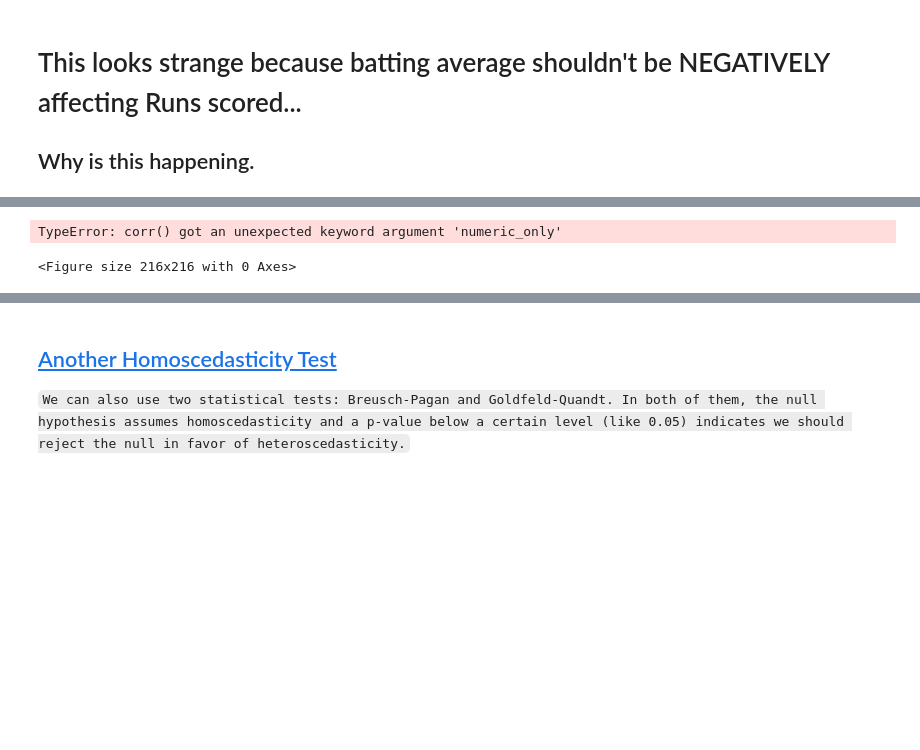
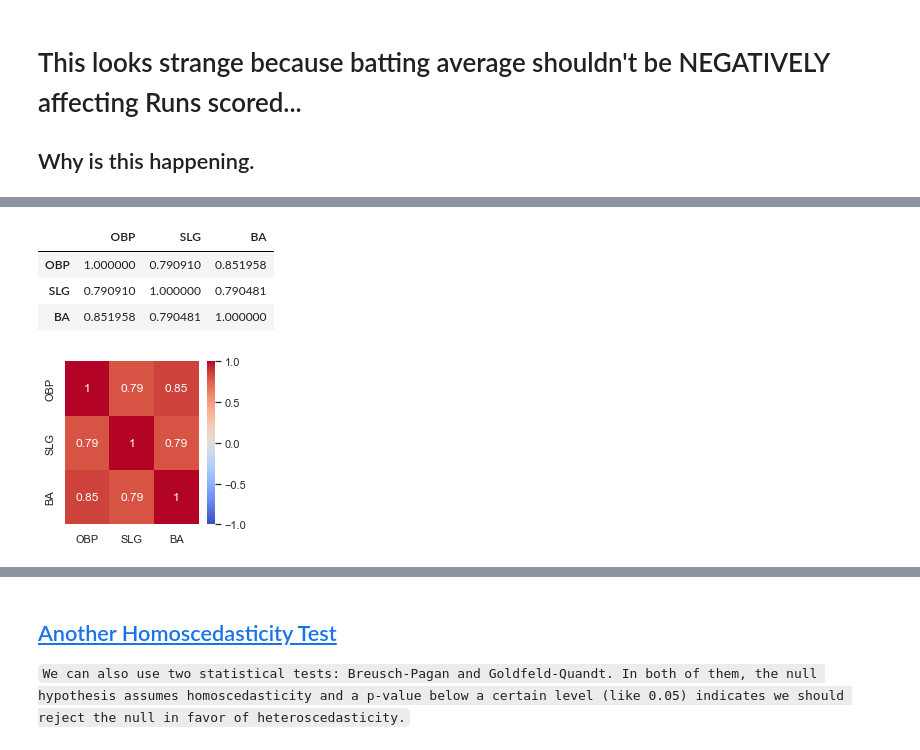
Before and after one commit to CUNYTechPrep/2023-fall-data-science-tuesday, a Jupyter notebook: Week-06-Regression/Lecture-Regression.ipynb, the cells around one changed output, grey strips where cells are left out. Cells and saved outputs as stored; diff of their text form; code cells hidden in the pictures; blank space fills up the shorter version.

```diff
--- a/Week-06-Regression/Lecture-Regression.ipynb
+++ b/Week-06-Regression/Lecture-Regression.ipynb
@@ -474,2 +541,5 @@ predict_wins("NYY", 2001)
 array([349    92.23956
        dtype: float64 ], dtype=object)
+# %%
+df = load_baseball_data(from_year=None)
+df[df['Year'] == 2001][df['Team'] == 'NYY']
@@ -608,21 +682,31 @@ Notes:
 ## Why is this happening.
 # %% [markdown]
 ![word_of_the_day](https://i.imgflip.com/80a3lx.jpg)
+# %%
+selected_features = [
+ 'OBP',
+ 'SLG',
+ 'BA']
+df[selected_features].corr()
+# %% [output]
+|  | OBP | SLG | BA |
+| OBP | 1.000000 | 0.790910 | 0.851958 |
+| SLG | 0.790910 | 1.000000 | 0.790481 |
+| BA | 0.851958 | 0.790481 | 1.000000 |
 # %%
 selected_features = [
  'OBP',
  'SLG',
  'BA',]
 
 plt.figure(figsize = (3,3))
 
-ax = sns.heatmap( df[selected_features].corr(numeric_only=True),
+ax = sns.heatmap( df[selected_features].corr(),
             annot=True,
             cmap='coolwarm',
             vmin=-1, vmax=1);
 # %% [output]
-TypeError: corr() got an unexpected keyword argument 'numeric_only'
-<Figure size 216x216 with 0 Axes>
+[figure, added]
 # %%
 # https://towardsdatascience.com/verifying-the-assumptions-of-linear-regression-in-python-and-r-f4cd2907d4c0
 from statsmodels.stats.outliers_influence import variance_inflation_factor
```
Also changed, not shown: parts of 18 cells of this notebook, 15 other files.
